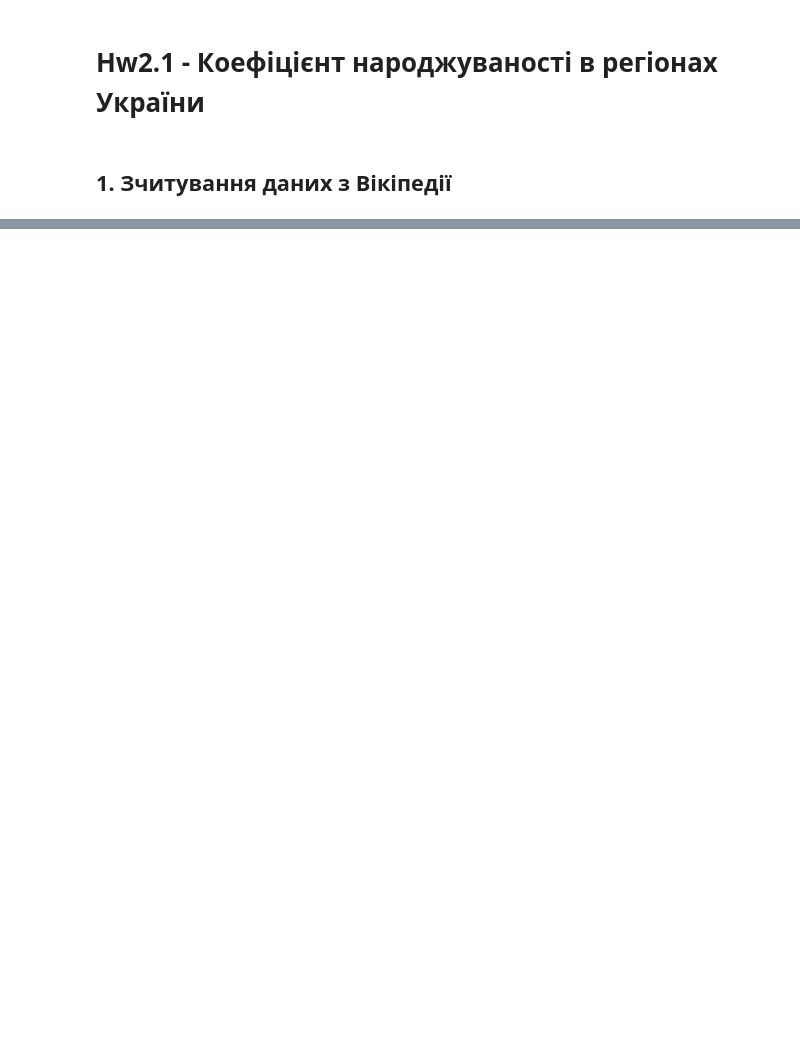
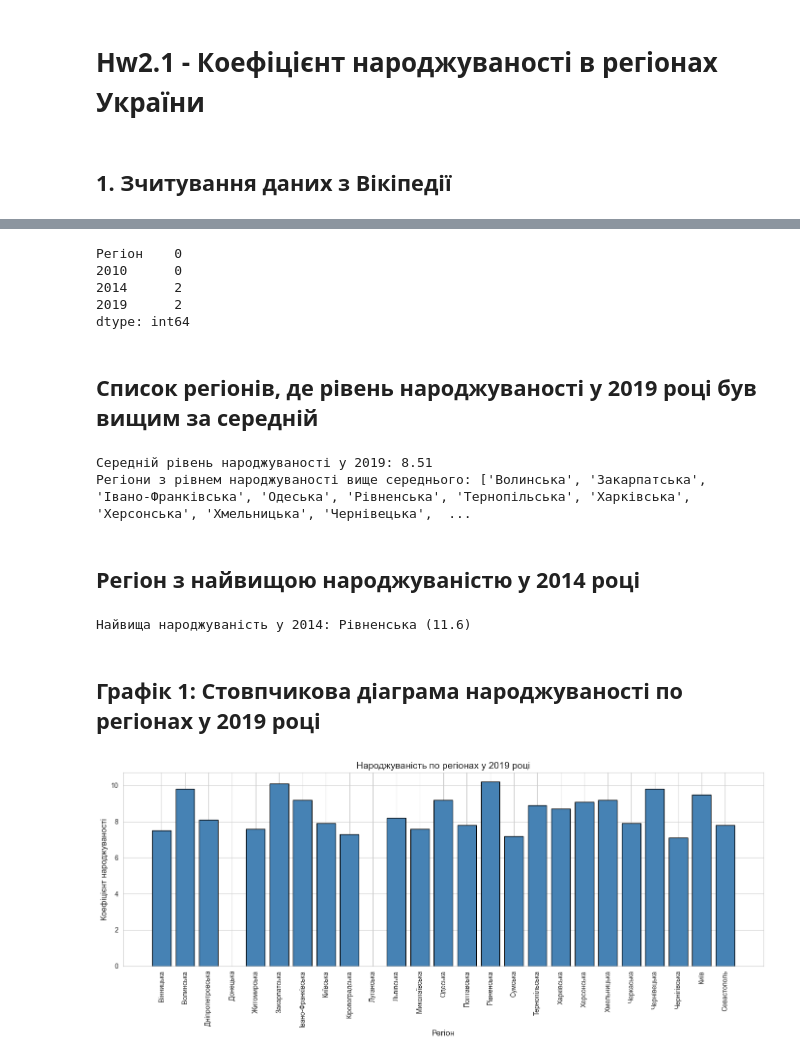
Before and after one commit to Zheka-GGS/doit-ds-hw-05, a Jupyter notebook: Hw2.1.ipynb, the cells around one changed output, grey strips where cells are left out. Drawn from its saved outputs; the diff is of its cells as text; code cells hidden in the pictures; blank space fills up the shorter version.

```diff
--- a/Hw2.1.ipynb
+++ b/Hw2.1.ipynb
@@ -41,0 +66,4 @@ max_region = df.loc[df['2014'].idxmax(), 'Регіон']max_rate = df['2014'].ma
+# %%
+df = df.replace('—', np.nan)
+df = df.replace('-', np.nan)
+df.head()
@@ -41,0 +89,5 @@ max_region = df.loc[df['2014'].idxmax(), 'Регіон']max_rate = df['2014'].ma
+# %%
+for col in df.columns[1:]:
+    df[col] = pd.to_numeric(df[col], errors='coerce')
+
+df.dtypes
@@ -41,0 +113,3 @@ max_region = df.loc[df['2014'].idxmax(), 'Регіон']max_rate = df['2014'].ma
+# %%
+df = df[:-1]
+df.shape
@@ -41,0 +120,41 @@ max_region = df.loc[df['2014'].idxmax(), 'Регіон']max_rate = df['2014'].ma
+# %%
+for col in df.columns[1:]:
+    df[col].fillna(df[col].mean(), inplace=True)
+
+df.isnull().sum()
+# %% [output]
+Регіон    0
+2010      0
+2014      2
+2019      2
+dtype: int64
+# %% [markdown]
+## Список регіонів, де рівень народжуваності у 2019 році був вищим за середній
+# %%
+avg_2019 = df['2019'].mean()
+print(f'Середній рівень народжуваності у 2019: {avg_2019:.2f}')
+regions_above_avg = df[df['2019'] > avg_2019]['Регіон'].tolist()
+print(f'Регіони з рівнем народжуваності вище середнього: {regions_above_avg}')
+# %% [output]
+Середній рівень народжуваності у 2019: 8.51
+Регіони з рівнем народжуваності вище середнього: ['Волинська', 'Закарпатська', 'Івано-Франківська', 'Одеська', 'Рівненська', 'Тернопільська', 'Харківська', 'Херсонська', 'Хмельницька', 'Чернівецька',  ...
+# %% [markdown]
+## Регіон з найвищою народжуваністю у 2014 році
+# %%
+max_2014_idx = df['2014'].idxmax()
+print(f'Найвища народжуваність у 2014: {df.loc[max_2014_idx, "Регіон"]} ({df.loc[max_2014_idx, "2014"]})')
+# %% [output]
+Найвища народжуваність у 2014: Рівненська (11.6)
+# %% [markdown]
+## Графік 1: Стовпчикова діаграма народжуваності по регіонах у 2019 році
+# %%
+plt.figure(figsize=(14, 6))
+plt.bar(df['Регіон'], df['2019'], color='steelblue', edgecolor='black')
+plt.title('Народжуваність по регіонах у 2019 році', fontsize=14)
+plt.xlabel('Регіон', fontsize=12)
+plt.ylabel('Коефіцієнт народжуваності', fontsize=12)
+plt.xticks(rotation=90)
+plt.tight_layout()
+plt.show()
+# %% [output]
+[figure, added]
```
Also changed, not shown: parts of 39 cells of this notebook, 2 other files.
